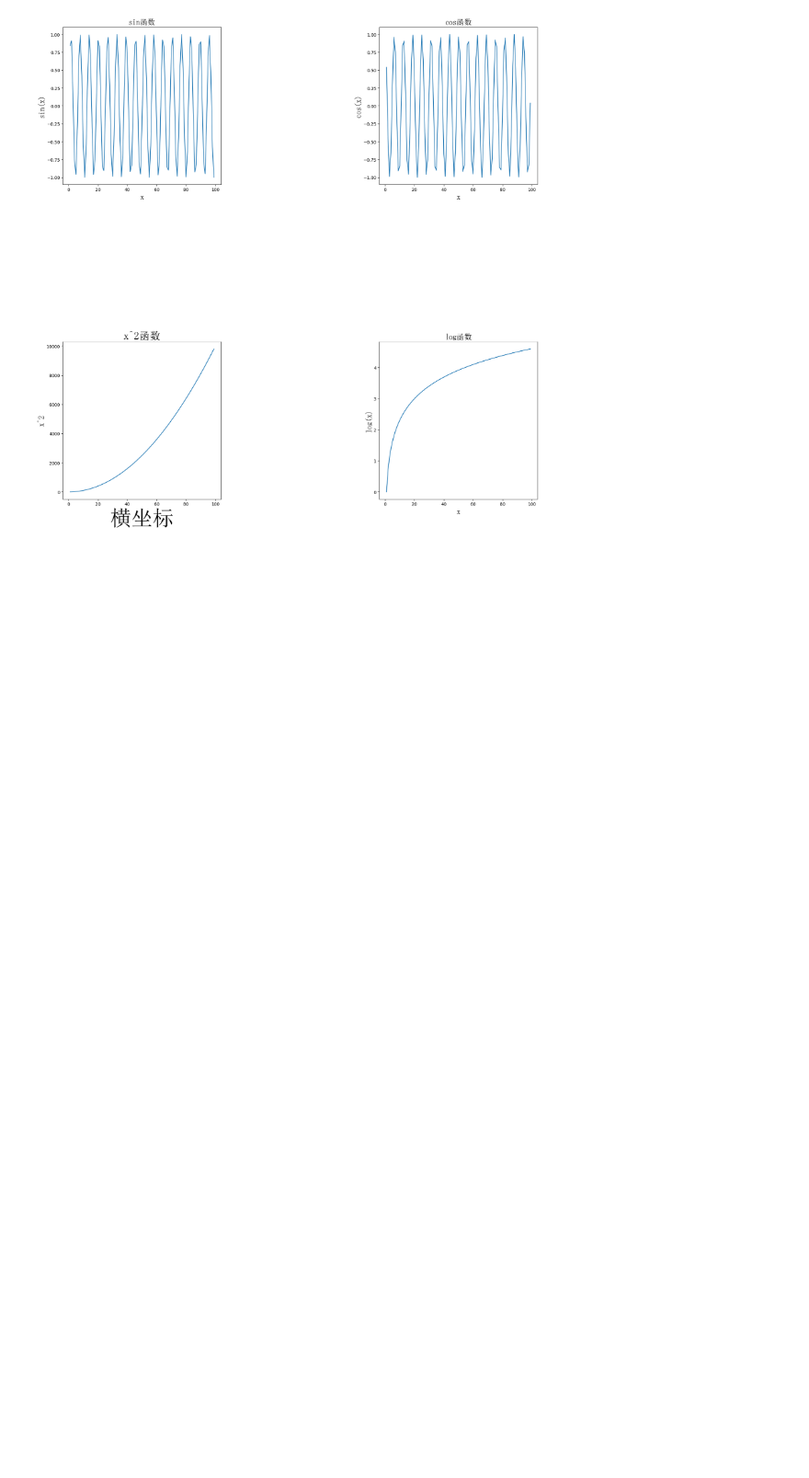
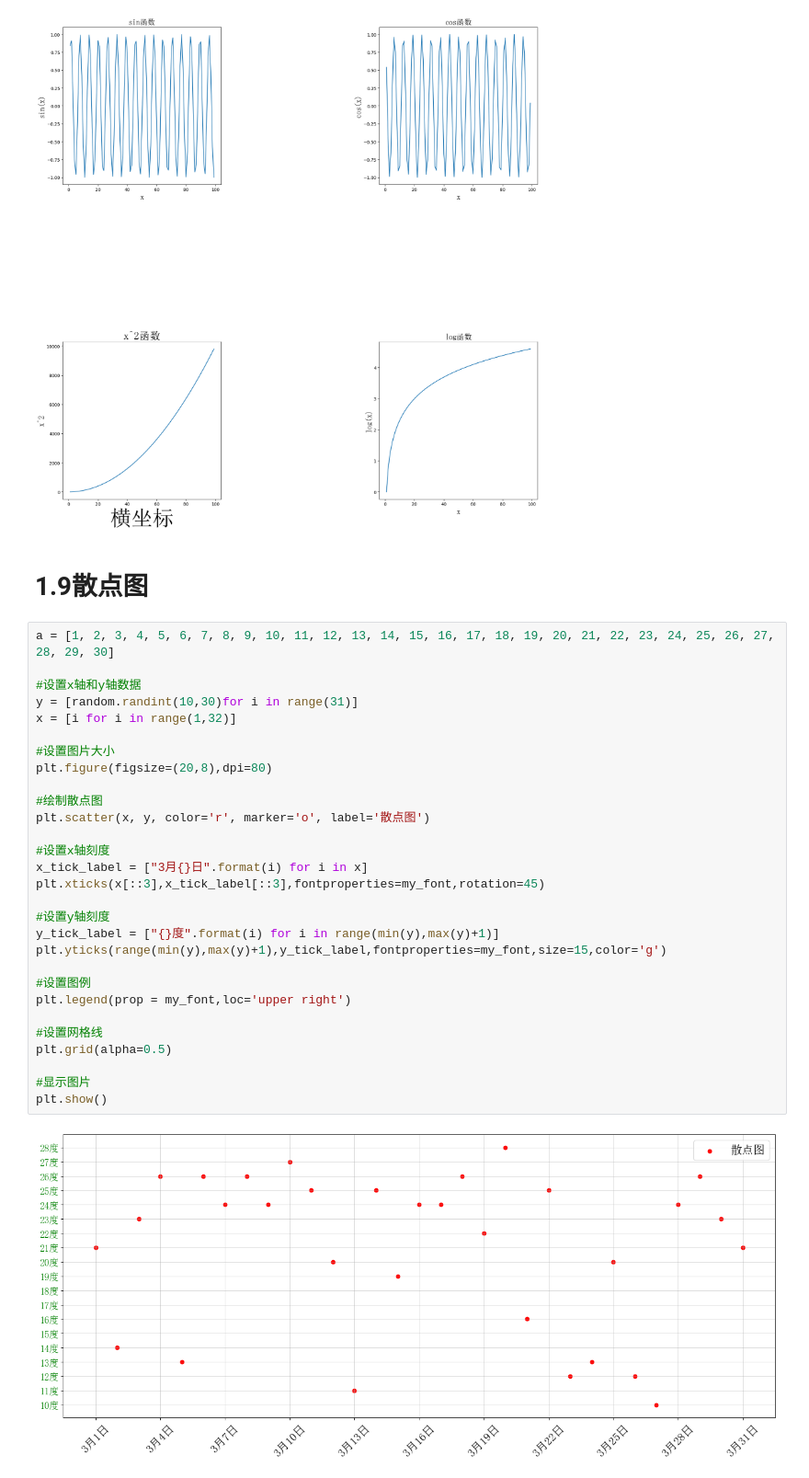
Before and after one commit to ghx0304/test, a Jupyter notebook: day11/draw.ipynb, the cells around one changed output. Shown: that part at 92% size. Drawn from its saved outputs; the diff is of its cells as text; blank space fills up the shorter version.

```diff
--- a/day11/draw.ipynb
+++ b/day11/draw.ipynb
@@ -195,3 +195,36 @@ ax4.set_ylabel('log(x)', fontproperties=my_font)
 plt.show()
 # %% [output]
 [figure]
+# %% [markdown]
+# 1.9散点图
+# %%
+a = [1, 2, 3, 4, 5, 6, 7, 8, 9, 10, 11, 12, 13, 14, 15, 16, 17, 18, 19, 20, 21, 22, 23, 24, 25, 26, 27, 28, 29, 30]
+
+#设置x轴和y轴数据
+y = [random.randint(10,30)for i in range(31)]
+x = [i for i in range(1,32)]
+
+#设置图片大小
+plt.figure(figsize=(20,8),dpi=80)
+
+#绘制散点图
+plt.scatter(x, y, color='r', marker='o', label='散点图')
+
+#设置x轴刻度
+x_tick_label = ["3月{}日".format(i) for i in x]
+plt.xticks(x[::3],x_tick_label[::3],fontproperties=my_font,rotation=45)
+
+#设置y轴刻度
+y_tick_label = ["{}度".format(i) for i in range(min(y),max(y)+1)]
+plt.yticks(range(min(y),max(y)+1),y_tick_label,fontproperties=my_font,size=15,color='g')
+
+#设置图例
+plt.legend(prop = my_font,loc='upper right')
+
+#设置网格线
+plt.grid(alpha=0.5)
+
+#显示图片
+plt.show()
+# %% [output]
+[figure, added]
```
Also changed, not shown: parts of 6 cells of this notebook.
